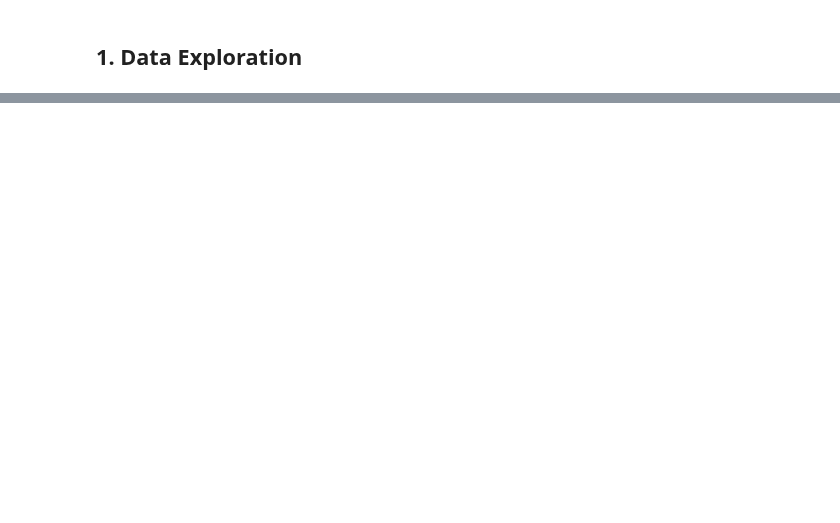
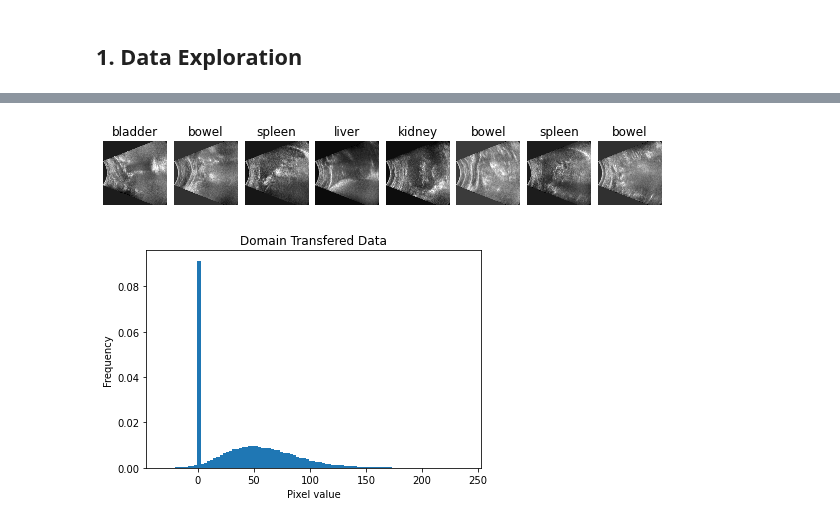
Before and after one commit to Juanki0396/TFG, a Jupyter notebook: IA_Ultrasounds.ipynb, the cells around one changed output, grey strips where cells are left out. Cells and saved outputs as stored; diff of their text form; code cells hidden in the pictures; blank space fills up the shorter version.

```diff
--- a/IA_Ultrasounds.ipynb
+++ b/IA_Ultrasounds.ipynb
@@ -235,0 +110,23 @@ f = us_trans.plot(figsize=(4,4))
+# %%
+L = 0.05
+random.seed(1234)
+fda_original_data = []
+
+for i, us in enumerate(data):
+    target_us = random.choice(simulated_data)
+    transform = FDATransform(target_us.torch_tensor, L)
+    adapted_us = Ultrasound(transform(us.torch_tensor), label=us.label, cone=us.cone_array)
+    # if i==0:
+    #     us.plot(figsize=(3,3))
+    #     target_us.plot(figsize=(3,3))
+    #     adapted_us.plot(figsize=(3,3))
+    fda_original_data.append(adapted_us)
+
+#Let's print some examples to adquire some insights about how our simulated US look like
+_ = Ultrasound.create_image_grid(fda_original_data[::50])
+
+# Finally, we make the histogram of the simulated dataset
+_ = obtain_histogram(fda_original_data, sample_size=50, title="Domain Transfered Data")
+# %% [output]
+[figure, added]
+[figure, added]
```
Also changed, not shown: parts of 50 cells of this notebook, 2 other files.
